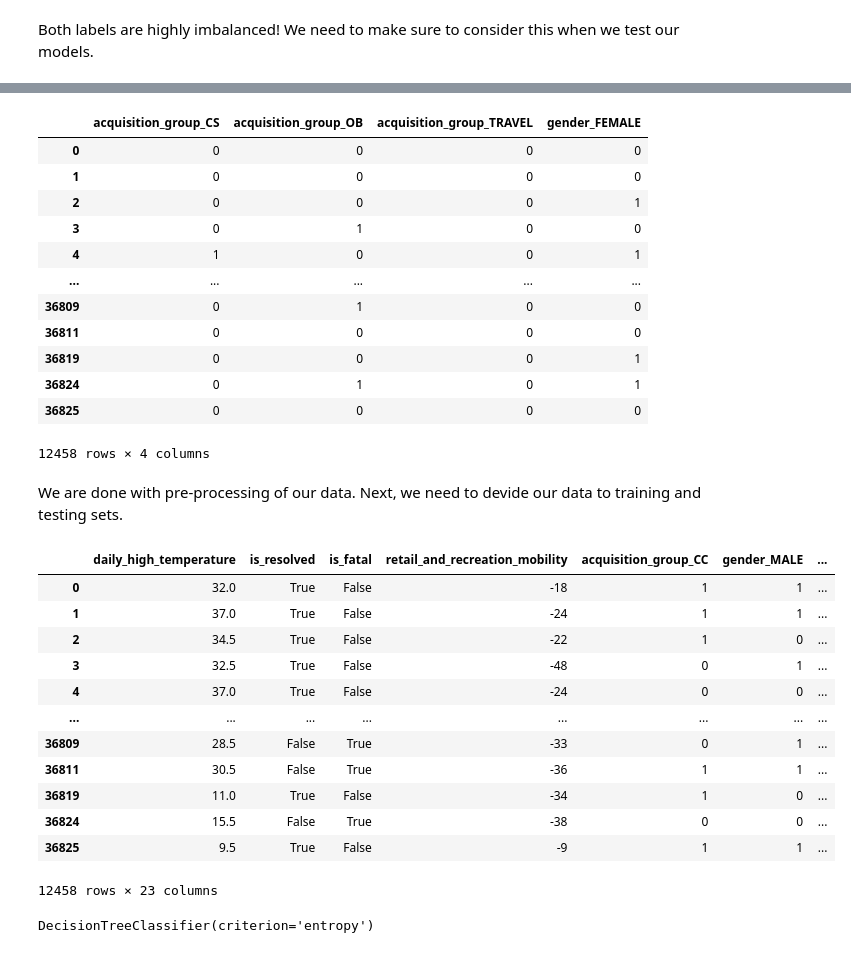
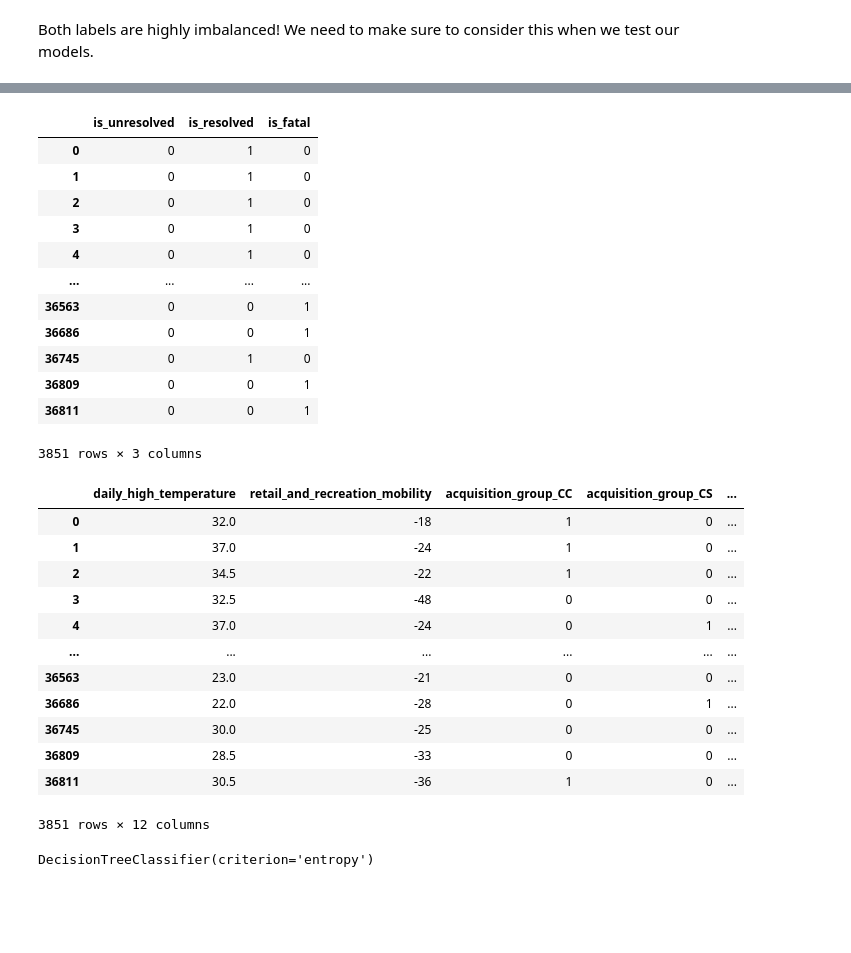
Before and after one commit to vekshan/Covid-19-Tracking-and-Lifestyle-Trends, a Jupyter notebook: Data Mining/ML and Postgres.ipynb, the cells around one changed output, grey strips where cells are left out. Saved outputs shown, nothing was run; the diff lists cells and outputs as text; code cells hidden in the pictures; blank space fills up the shorter version.

Commit message:
[FIX] Wrong columns selected

```diff
--- a/Data Mining/ML and Postgres.ipynb
+++ b/Data Mining/ML and Postgres.ipynb
@@ -80,15 +80,13 @@ Let's prepare the DataFrame.
 # %%
 #Now,
 result_df = pd.DataFrame(result_list, columns=['acquisition_group',
-                                              'gender',
-                                              'age_group',
-                                              'month',
-                                              'daily_high_temperature',
-                                              'special_measure',
+                                               'gender',
+                                               'daily_high_temperature',
+                                               'special_measure',
+                                               'is_unresolved',
                                                'is_resolved',
-                                              'is_unresolved',
-                                              'is_fatal',
-                                              'retail_and_recreation_mobility'])
+                                               'is_fatal',
+                                               'retail_and_recreation_mobility'])
 # %% [markdown]
 Let's see how the data looks like
 # %%
@@ -119,7 +117,6 @@ Index(['acquisition_group', 'gender', 'age_group', 'month',
       dtype='object')
 # %%
 result_df.drop(result_df[result_df['acquisition_group']=='MISSING INFORMATION'].index, inplace = True)
-result_df.drop(result_df[ result_df['age_group']=='UNKNOWN'].index, inplace = True)
+#result_df.drop(result_df[ result_df['age_group']=='UNKNOWN'].index, inplace = True)
 result_df.drop(result_df[ result_df['gender'].isin(['UNSPECIFIED', 'GENDER DIVERSE'])].index, inplace = True)
-result_df.drop('is_unresolved', axis = 1, inplace = True)
 # %%
@@ -156,7 +144,7 @@ Name: age_group, dtype: int64
 # %% [markdown]
 Both labels are highly imbalanced! We need to make sure to consider this when we test our models.
 # %%
-new_result = pd.get_dummies(df, columns=['acquisition_group', 'gender', 'age_group', 'month','special_measure'])
+new_result = pd.get_dummies(df, columns=['acquisition_group', 'gender','special_measure'])
 # %%
 new_result
 # %% [output]
@@ -176,39 +164,37 @@ new_result
 # %%
-y = new_result.iloc[:,5:9]
+y = new_result.iloc[:,1:4]
 y
 # %% [output]
-|  | acquisition_group_CS | acquisition_group_OB | acquisition_group_TRAVEL | gender_FEMALE |
-| 0 | 0 | 0 | 0 | 0 |
-| 1 | 0 | 0 | 0 | 0 |
-| 2 | 0 | 0 | 0 | 1 |
-| 3 | 0 | 1 | 0 | 0 |
-| 4 | 1 | 0 | 0 | 1 |
-| ... | ... | ... | ... | ... |
-| 36809 | 0 | 1 | 0 | 0 |
-| 36811 | 0 | 0 | 0 | 0 |
-| 36819 | 0 | 0 | 0 | 1 |
-| 36824 | 0 | 1 | 0 | 1 |
-| 36825 | 0 | 0 | 0 | 0 |
+|  | is_unresolved | is_resolved | is_fatal |
+| 0 | 0 | 1 | 0 |
+| 1 | 0 | 1 | 0 |
+| 2 | 0 | 1 | 0 |
+| 3 | 0 | 1 | 0 |
+| 4 | 0 | 1 | 0 |
+| ... | ... | ... | ... |
+| 36563 | 0 | 0 | 1 |
+| 36686 | 0 | 0 | 1 |
+| 36745 | 0 | 1 | 0 |
+| 36809 | 0 | 0 | 1 |
+| 36811 | 0 | 0 | 1 |
-12458 rows × 4 columns
+3851 rows × 3 columns
-# %% [markdown]
-We are done with pre-processing of our data. Next, we need to devide our data to training and testing sets.
 # %%
-X = new_result.drop(new_result.iloc[:,5:9], axis = 1)
+X = new_result.drop(y, axis = 1)
 X
 # %% [output]
-|  | daily_high_temperature | is_resolved | is_fatal | retail_and_recreation_mobility | acquisition_group_CC | gender_MALE | ... |
-| 0 | 32.0 | True | False | -18 | 1 | 1 | ... |
-| 1 | 37.0 | True | False | -24 | 1 | 1 | ... |
-| 2 | 34.5 | True | False | -22 | 1 | 0 | ... |
-| 3 | 32.5 | True | False | -48 | 0 | 1 | ... |
-| 4 | 37.0 | True | False | -24 | 0 | 0 | ... |
-| ... | ... | ... | ... | ... | ... | ... | ... |
-| 36809 | 28.5 | False | True | -33 | 0 | 1 | ... |
-| 36811 | 30.5 | False | True | -36 | 1 | 1 | ... |
-| 36819 | 11.0 | True | False | -34 | 1 | 0 | ... |
-| 36824 | 15.5 | False | True | -38 | 0 | 0 | ... |
-| 36825 | 9.5 | True | False | -9 | 1 | 1 | ... |
+|  | daily_high_temperature | retail_and_recreation_mobility | acquisition_group_CC | acquisition_group_CS | ... |
+| 0 | 32.0 | -18 | 1 | 0 | ... |
+| 1 | 37.0 | -24 | 1 | 0 | ... |
+| 2 | 34.5 | -22 | 1 | 0 | ... |
+| 3 | 32.5 | -48 | 0 | 0 | ... |
+| 4 | 37.0 | -24 | 0 | 1 | ... |
+| ... | ... | ... | ... | ... | ... |
+| 36563 | 23.0 | -21 | 0 | 0 | ... |
+| 36686 | 22.0 | -28 | 0 | 1 | ... |
+| 36745 | 30.0 | -25 | 0 | 0 | ... |
+| 36809 | 28.5 | -33 | 0 | 0 | ... |
+| 36811 | 30.5 | -36 | 1 | 0 | ... |
-12458 rows × 23 columns
+3851 rows × 12 columns
 # %%
 X_train, X_test, y_train, y_test = train_test_split(X, y, test_size=0.2, shuffle=True, stratify=y)
 # %%
```
Also changed, not shown: parts of 13 cells of this notebook.
